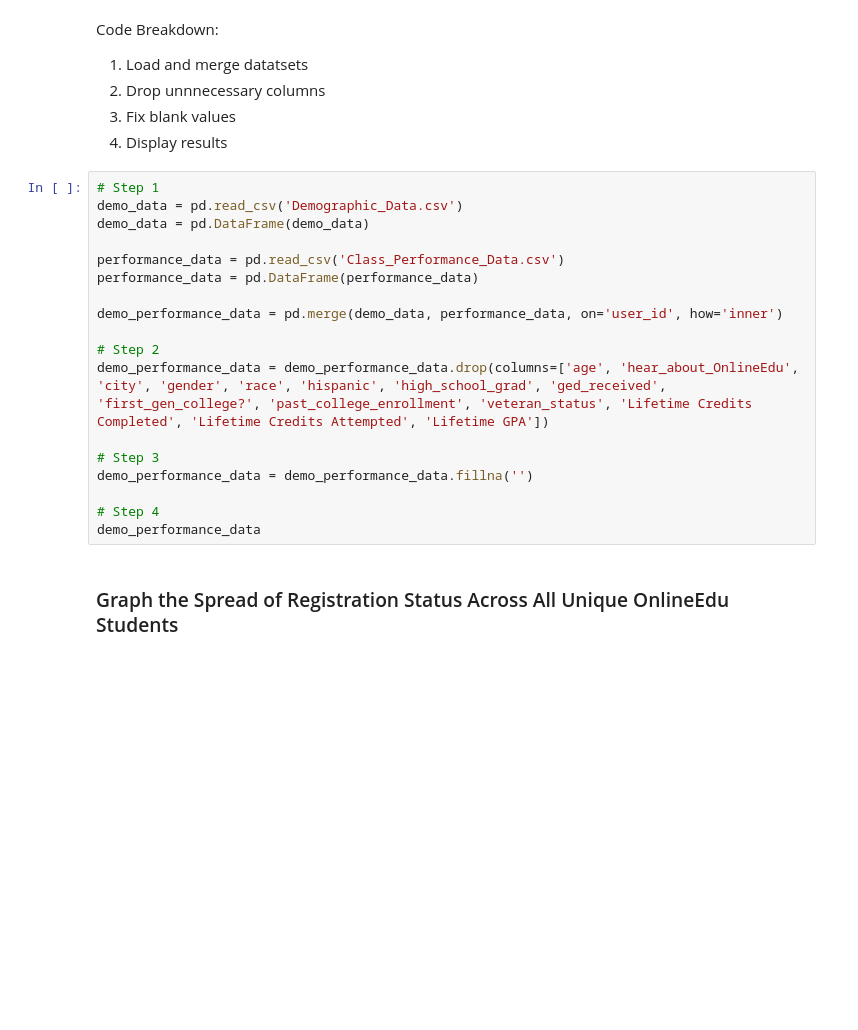
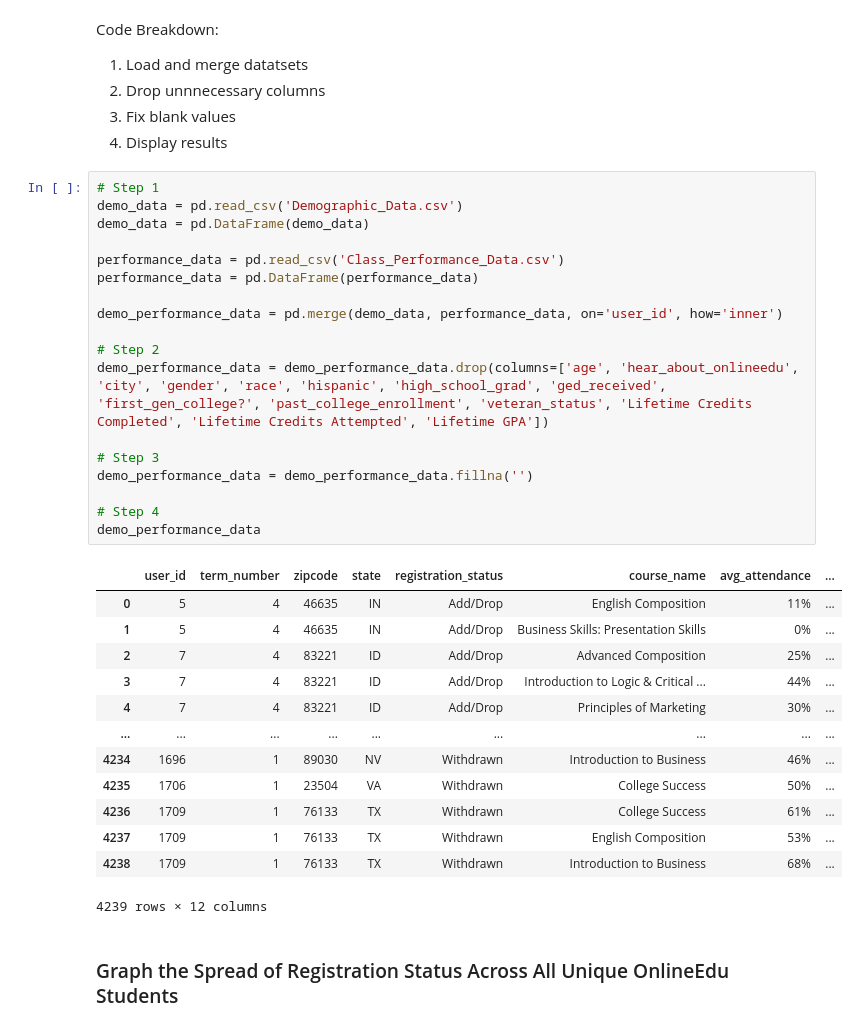
Before and after one commit to emily-l-torres/OnlineEdu, a Jupyter notebook: OnlineEdu_Academic_Affairs_Analysis.ipynb, the cells around one changed output. Saved outputs shown, nothing was run; the diff lists cells and outputs as text; blank space fills up the shorter version.

```diff
--- a/OnlineEdu_Academic_Affairs_Analysis.ipynb
+++ b/OnlineEdu_Academic_Affairs_Analysis.ipynb
@@ -273,21 +350,35 @@ Code Breakdown:
 # %%
 # Step 1
 demo_data = pd.read_csv('Demographic_Data.csv')
 demo_data = pd.DataFrame(demo_data)
 
 performance_data = pd.read_csv('Class_Performance_Data.csv')
 performance_data = pd.DataFrame(performance_data)
 
 demo_performance_data = pd.merge(demo_data, performance_data, on='user_id', how='inner')
 
 # Step 2
-demo_performance_data = demo_performance_data.drop(columns=['age', 'hear_about_OnlineEdu', 'city', 'gender', 'race', 'hispanic', 'high_school_grad', 'ged_received', 'first_gen_college?', 'past_college_enrollment', 'veteran_status', 'Lifetime Credits Completed', 'Lifetime Credits Attempted', 'Lifetime GPA'])
+demo_performance_data = demo_performance_data.drop(columns=['age', 'hear_about_onlineedu', 'city', 'gender', 'race', 'hispanic', 'high_school_grad', 'ged_received', 'first_gen_college?', 'past_college_enrollment', 'veteran_status', 'Lifetime Credits Completed', 'Lifetime Credits Attempted', 'Lifetime GPA'])
 
 # Step 3
 demo_performance_data = demo_performance_data.fillna('')
 
 # Step 4
 demo_performance_data
+# %% [output]
+|  | user_id | term_number | zipcode | state | registration_status | course_name | avg_attendance | ... |
+| 0 | 5 | 4 | 46635 | IN | Add/Drop | English Composition | 11% | ... |
+| 1 | 5 | 4 | 46635 | IN | Add/Drop | Business Skills: Presentation Skills | 0% | ... |
+| 2 | 7 | 4 | 83221 | ID | Add/Drop | Advanced Composition | 25% | ... |
+| 3 | 7 | 4 | 83221 | ID | Add/Drop | Introduction to Logic & Critical ... | 44% | ... |
+| 4 | 7 | 4 | 83221 | ID | Add/Drop | Principles of Marketing | 30% | ... |
+| ... | ... | ... | ... | ... | ... | ... | ... | ... |
+| 4234 | 1696 | 1 | 89030 | NV | Withdrawn | Introduction to Business | 46% | ... |
+| 4235 | 1706 | 1 | 23504 | VA | Withdrawn | College Success | 50% | ... |
+| 4236 | 1709 | 1 | 76133 | TX | Withdrawn | College Success | 61% | ... |
+| 4237 | 1709 | 1 | 76133 | TX | Withdrawn | English Composition | 53% | ... |
+| 4238 | 1709 | 1 | 76133 | TX | Withdrawn | Introduction to Business | 68% | ... |
+4239 rows × 12 columns
 # %% [markdown]
 ### Graph the Spread of Registration Status Across All Unique OnlineEdu Students
 # %% [markdown]
```
Also changed, not shown: parts of 32 cells of this notebook.
